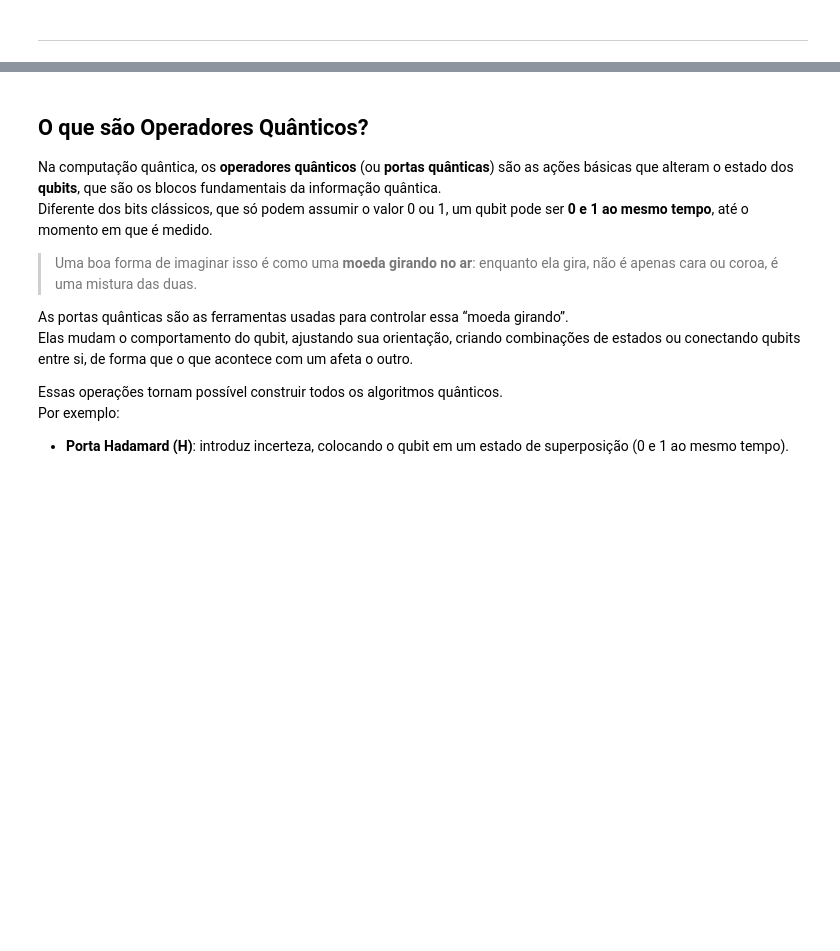
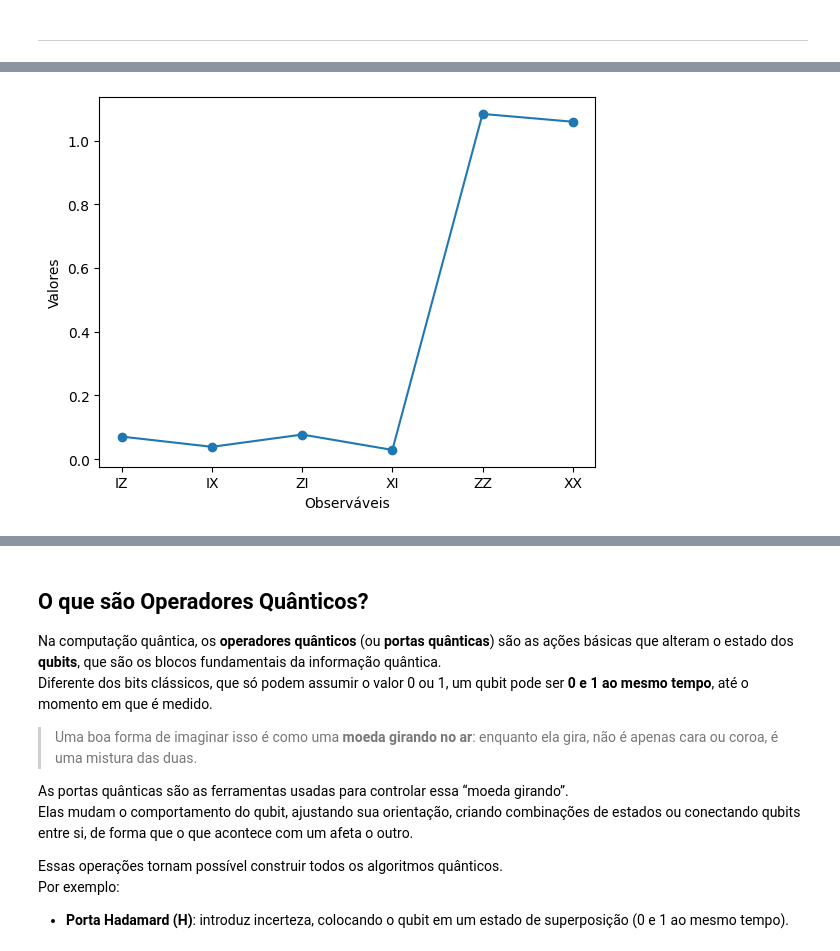
Before and after one commit to rayaraamaro/hackaton-qiskit-2025, a Jupyter notebook: Hackaton_Qiskit.ipynb, the cells around one changed output, grey strips where cells are left out. Drawn from its saved outputs; the diff is of its cells as text; code cells hidden in the pictures; blank space fills up the shorter version.

```diff
--- a/Hackaton_Qiskit.ipynb
+++ b/Hackaton_Qiskit.ipynb
@@ -33,0 +178,5 @@ Quem tiver tempo, olha o tópico (de cima para baixo) que não foi feito e faça
+# %%
+# Configura seis observáveis diferentes.
+
+observables_labels = ["IZ", "IX", "ZI", "XI", "ZZ", "XX"]
+observables = [SparsePauliOp(label) for label in observables_labels]
@@ -33,0 +229,8 @@ Quem tiver tempo, olha o tópico (de cima para baixo) que não foi feito e faça
+# %%
+# Este é o resultado de toda a submissão. Você enviou um único "Pub",
+# portanto, isso contém um único resultado interno (e alguns metadados próprios).
+job_result = job.result()
+
+# Este é o resultado do nosso único "pub", que tinha seis observáveis,
+# portanto, contém informações sobre todos os seis.
+pub_result = job.result()[0]
@@ -33,0 +246,16 @@ Quem tiver tempo, olha o tópico (de cima para baixo) que não foi feito e faça
+# %%
+# Plota o resultado
+
+from matplotlib import pyplot as plt
+
+values = pub_result.data.evs
+
+errors = pub_result.data.stds
+
+# Plotando o gráfico
+plt.plot(observables_labels, values, "-o")
+plt.xlabel("Observáveis")
+plt.ylabel("Valores")
+plt.show()
+# %% [output]
+[figure, added]
```
Also changed, not shown: parts of 22 cells of this notebook.
